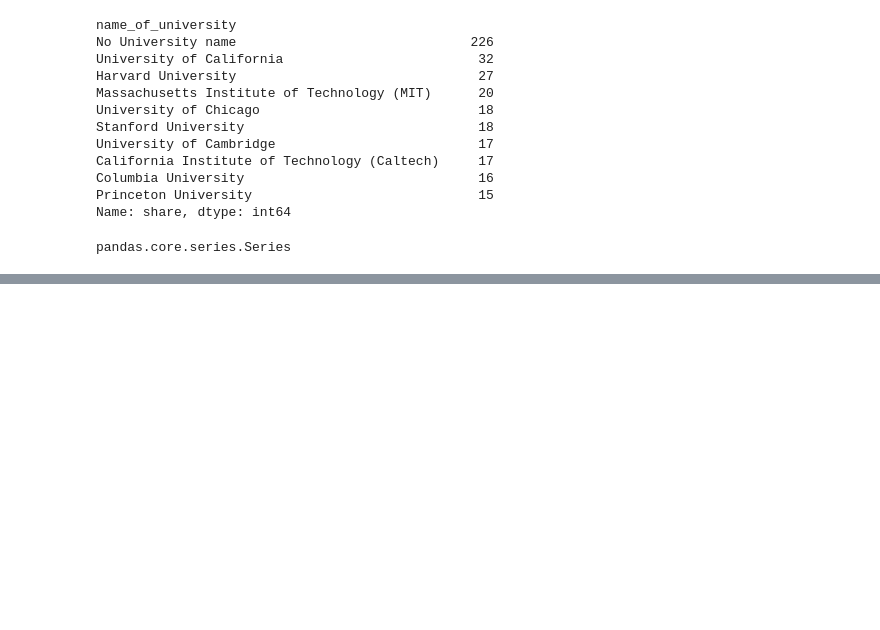
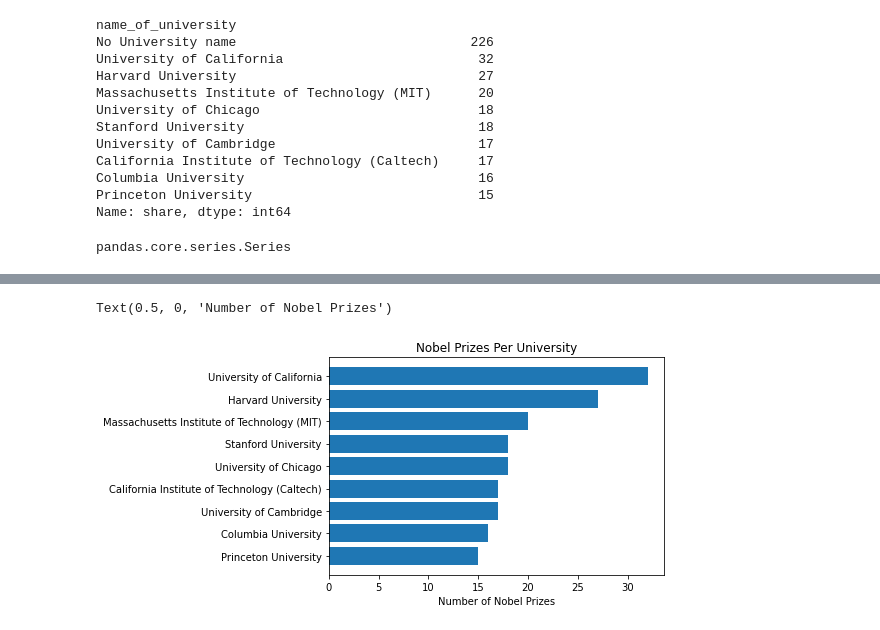
Before and after one commit to DamiOfLagos/Nobel-Prize-Winners, a Jupyter notebook: Nobel Prize winners - EDA.ipynb, the cells around one changed output, grey strips where cells are left out. Cells and saved outputs as stored; diff of their text form; code cells hidden in the pictures; blank space fills up the shorter version.

```diff
--- a/Nobel Prize winners - EDA.ipynb
+++ b/Nobel Prize winners - EDA.ipynb
@@ -236,3 +237,6 @@ Name: share, dtype: int64
 type(university_nobel)
 # %% [output]
 pandas.core.series.Series
+# %%
+new_university_nobel = university_nobel.drop(['No University name']).sort_values()
+new_university_nobel
@@ -238,0 +255,7 @@ pandas.core.series.Series
+# %%
+plt.barh(new_university_nobel.index, new_university_nobel.values)
+plt.title("Nobel Prizes Per University")
+plt.xlabel("Number of Nobel Prizes")
+# %% [output]
+Text(0.5, 0, 'Number of Nobel Prizes')
+[figure, added]
```
Also changed, not shown: parts of 3 cells of this notebook.
